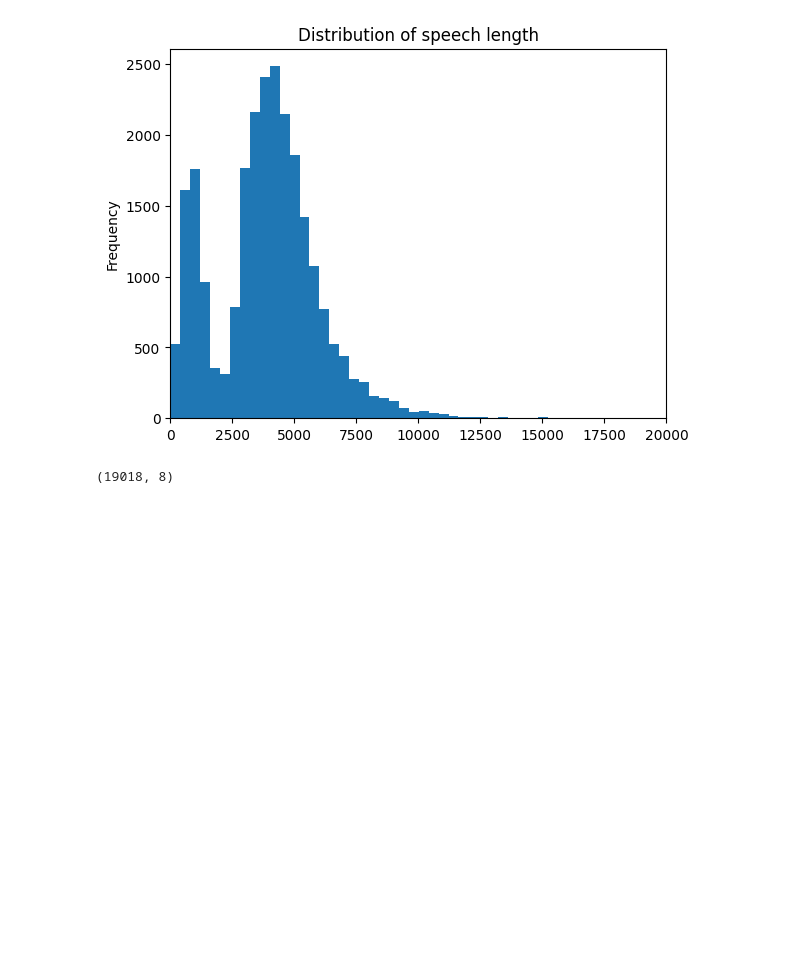
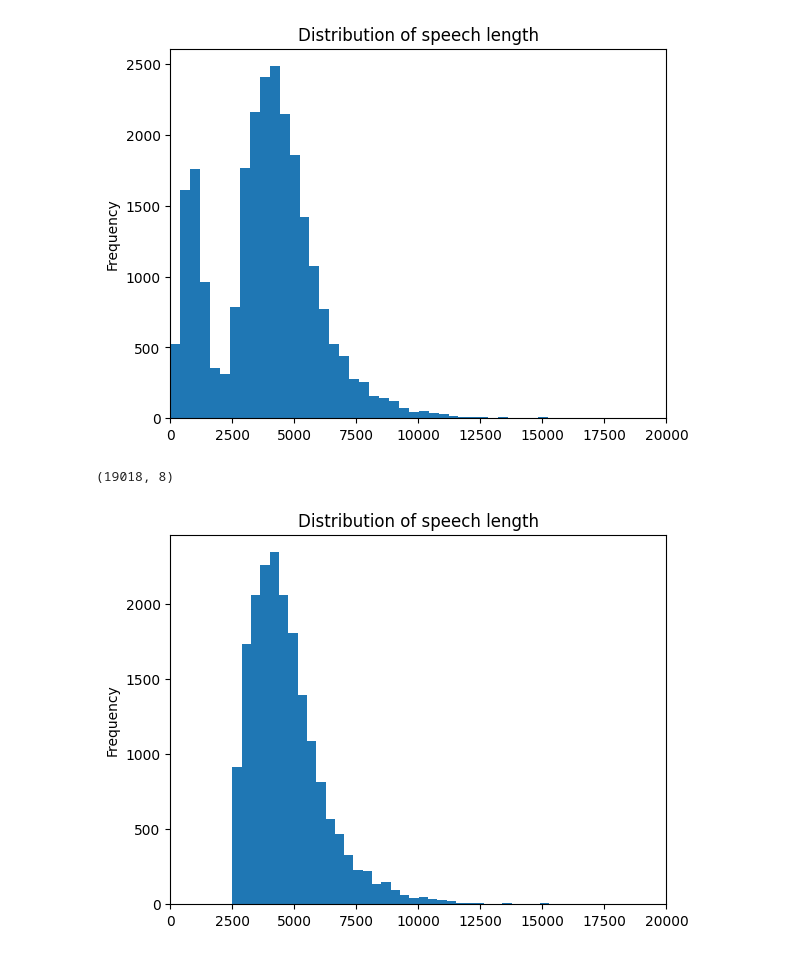
Before and after one commit to akristing22/Master_project_SDS, a Jupyter notebook: code/speech_cleaning.ipynb, the cells around one changed output. Cells and saved outputs as stored; diff of their text form; code cells hidden in the pictures; blank space fills up the shorter version.

```diff
--- a/code/speech_cleaning.ipynb
+++ b/code/speech_cleaning.ipynb
@@ -29,3 +30,11 @@ parl_data.to_csv('../data/speeches_cleaned.csv',index=False,sep='|')
 parl_data.shape
 # %% [output]
 (19018, 8)
+# %%
+#plot distribution of speech length with seaborn, set x-axis to max 20000
+parl_data['text_length'].plot(kind='hist', bins=100)
+plt.xlim(0, 20000)
+plt.title('Distribution of speech length')
+plt.savefig('../plots/speech_length_distribution_after.png')
+# %% [output]
+[figure, added]
```
Also changed, not shown: parts of 3 cells of this notebook, 2 other files.
